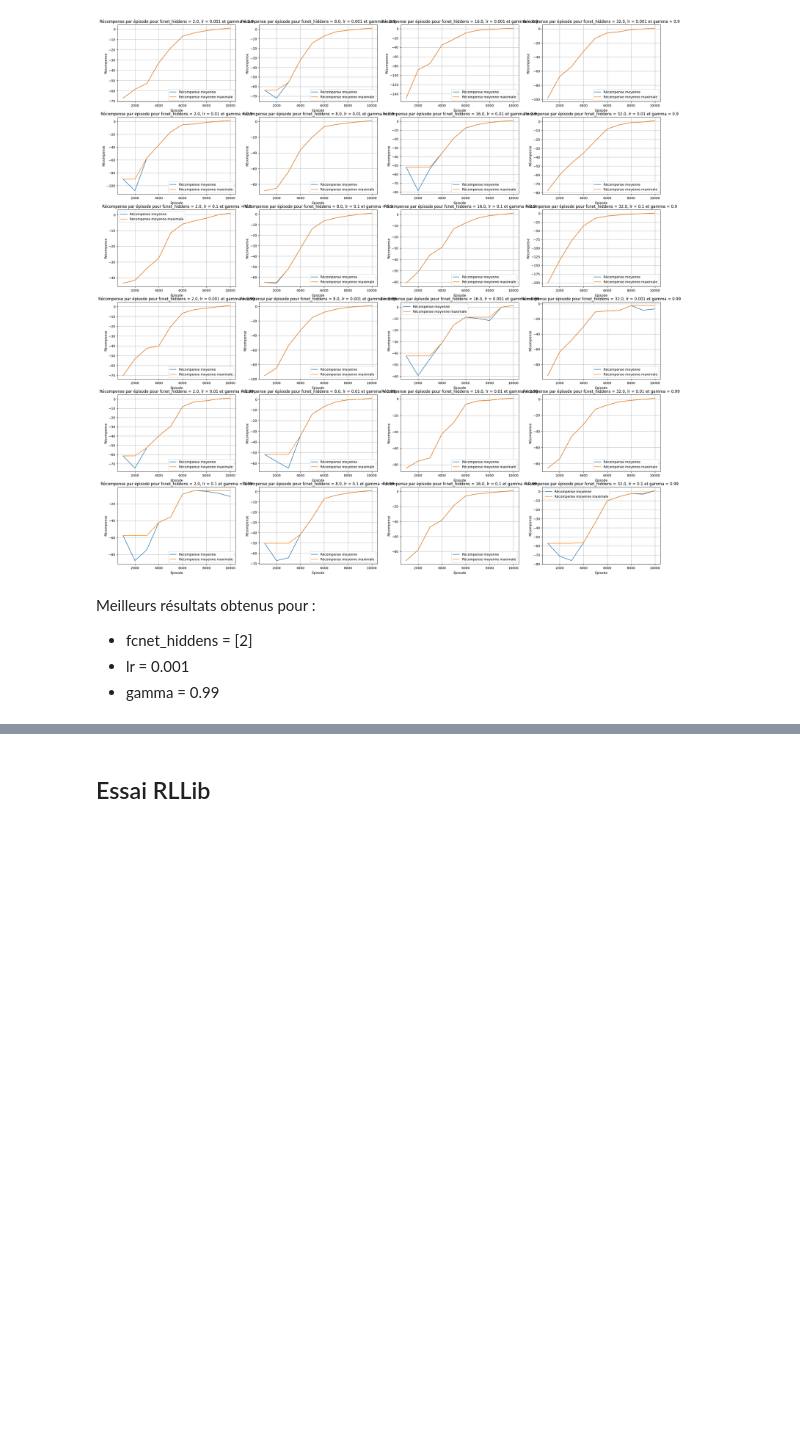
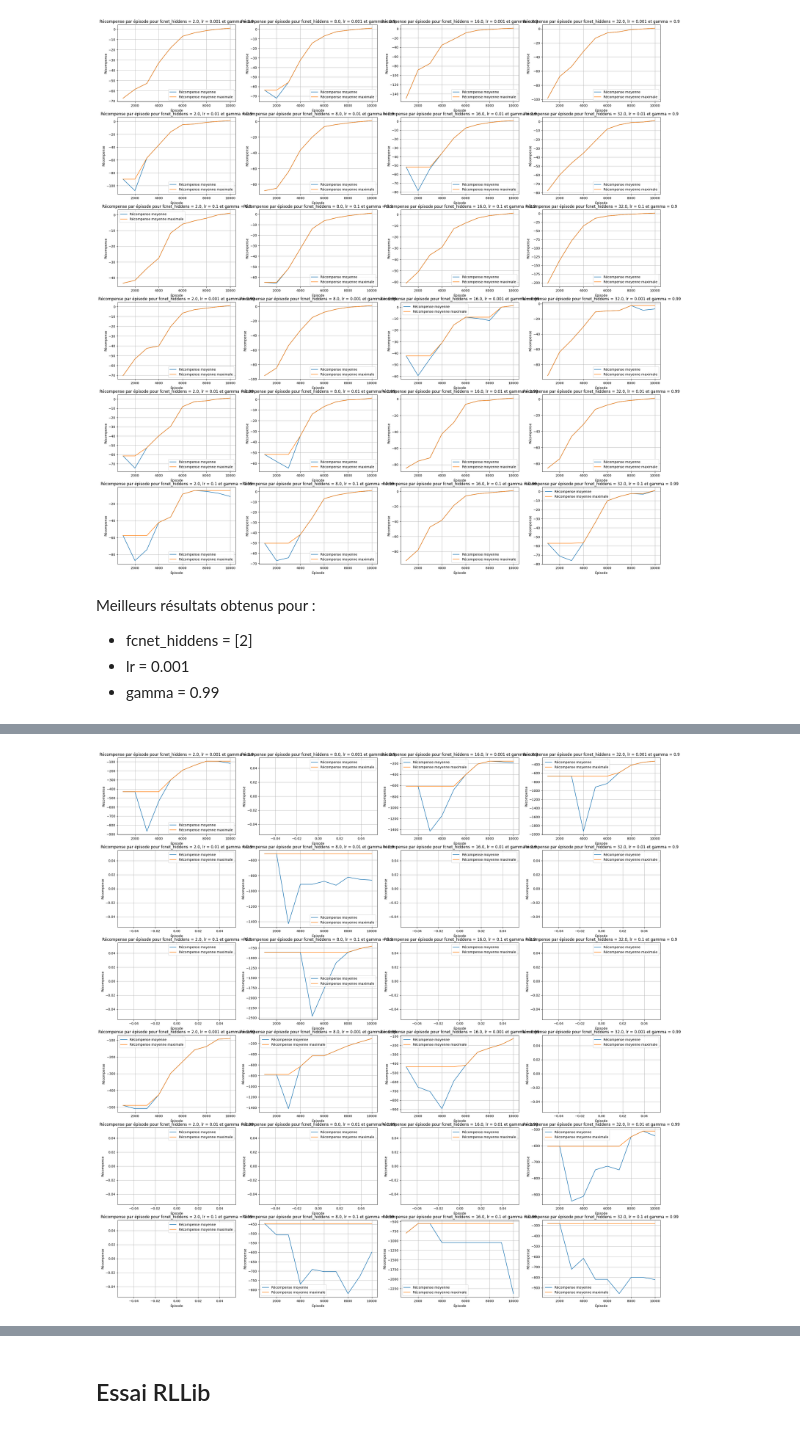
Before and after one commit to Enzo-Claeyssen/jeux_iteres_part1, a Jupyter notebook: couloir_part2.ipynb, the cells around one changed output, grey strips where cells are left out. Drawn from its saved outputs; the diff is of its cells as text; code cells hidden in the pictures; blank space fills up the shorter version.

Commit message:
Fixed comparison function & started DQN train for corridor 40

```diff
--- a/couloir_part2.ipynb
+++ b/couloir_part2.ipynb
@@ -161,3 +233,11 @@ Meilleurs résultats obtenus pour :
+# %%
+comparison_plot_3(results,
+                  "fcnet_hiddens", [2., 8., 16., 32.],
+                  "lr", [0.001, 0.01, 0.1],
+                  "gamma", [0.9, 0.99]
+                 )
+# %% [output]
+[figure, added]
 # %%
 config = (
     DQNConfig()
```
Also changed, not shown: parts of 3 cells of this notebook, 1 other file.
